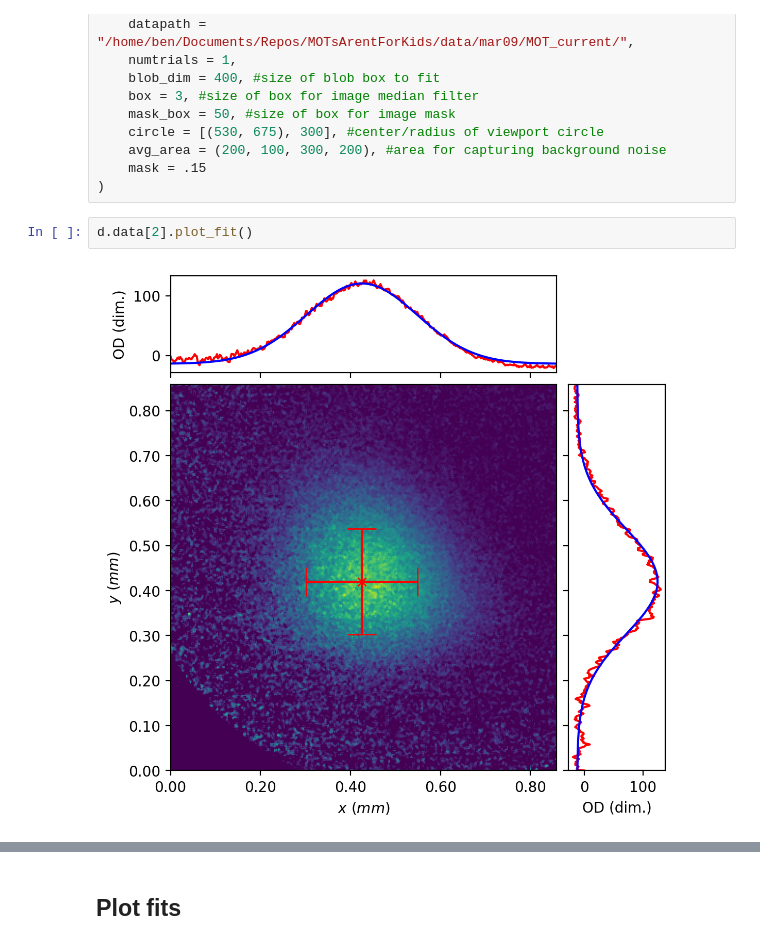
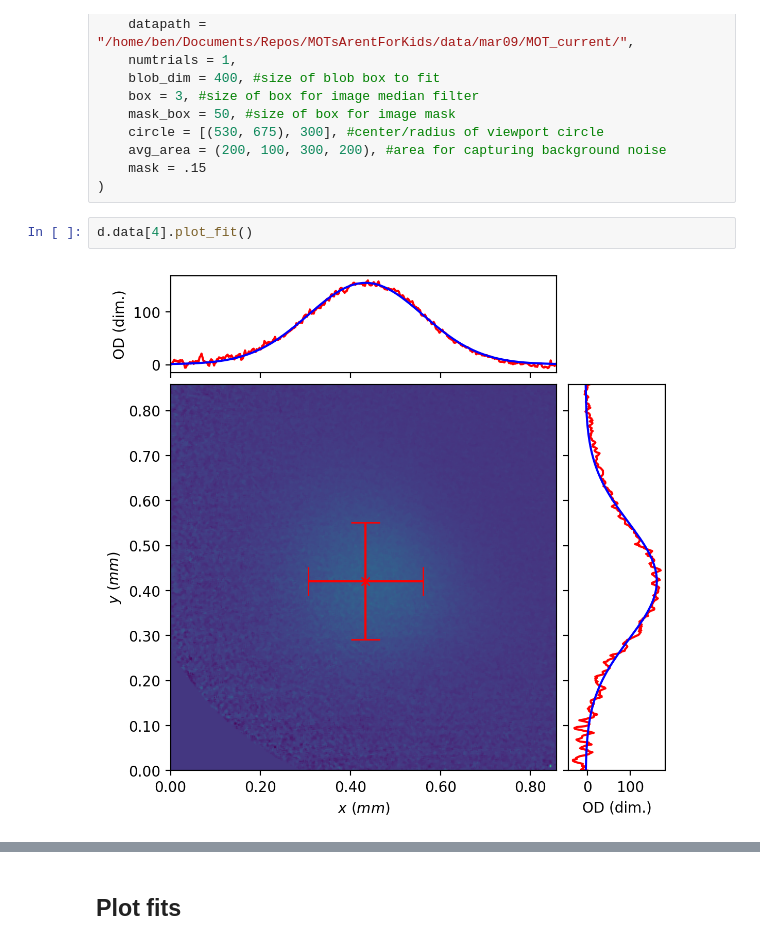
Before and after one commit to benmcdonough20/MOTsArentForKids, a Jupyter notebook: framework_usage.ipynb, the cells around one changed output, grey strips where cells are left out. Saved outputs shown, nothing was run; the diff lists cells and outputs as text.

```diff
--- a/framework_usage.ipynb
+++ b/framework_usage.ipynb
@@ -31,9 +31,9 @@ d = datarun.Experiment(
     mask = .15
 )
 # %%
-d.data[2].plot_fit()
+d.data[4].plot_fit()
 # %% [output]
-[figure, old version]
+[figure, new version]
 # %%
 N_list = d.structure_data(lambda d: d.atom_number())
 plt.plot(N_list.keys(), [np.mean(n) for n in N_list.values()], marker = "x")
```
Also changed, not shown: parts of 1 cell of this notebook, 7 other files.
